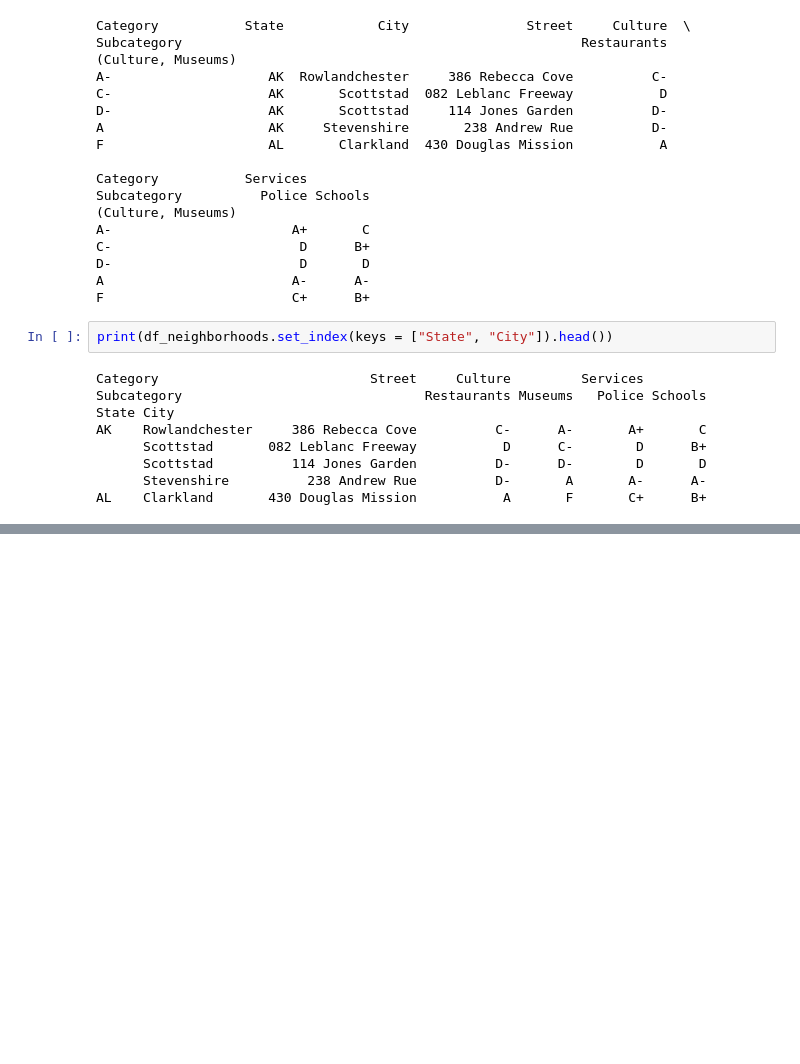
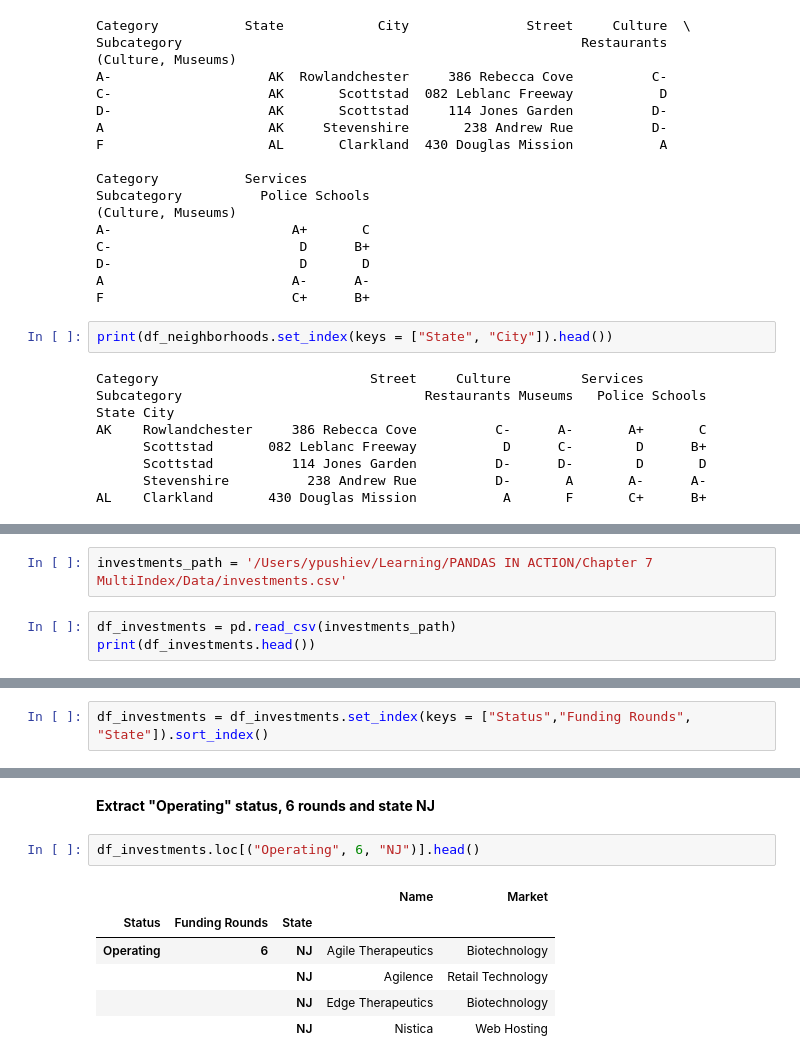
Before and after one commit to Kobzarko/PANDAS-IN-ACTION, a Jupyter notebook: Chapter 7 MultiIndex/chapter_7_multiindex.ipynb, the cells around one changed output, grey strips where cells are left out. Saved outputs shown, nothing was run; the diff lists cells and outputs as text; blank space fills up the shorter version.

Commit message:
Add chapter 7 Task

```diff
--- a/Chapter 7 MultiIndex/chapter_7_multiindex.ipynb
+++ b/Chapter 7 MultiIndex/chapter_7_multiindex.ipynb
@@ -831,0 +832,5 @@ AL    Clarkland       430 Douglas Mission           A       F       C+      B+
+# %%
+investments_path = '/Users/ypushiev/Learning/PANDAS IN ACTION/Chapter 7 MultiIndex/Data/investments.csv'
+# %%
+df_investments = pd.read_csv(investments_path)
+print(df_investments.head())
@@ -831,0 +855,2 @@ AL    Clarkland       430 Douglas Mission           A       F       C+      B+
+# %%
+df_investments = df_investments.set_index(keys = ["Status","Funding Rounds", "State"]).sort_index()
@@ -831,0 +888,11 @@ AL    Clarkland       430 Douglas Mission           A       F       C+      B+
+# %% [markdown]
+**Extract "Operating" status, 6 rounds and state NJ**
+# %%
+df_investments.loc[("Operating", 6, "NJ")].head()
+# %% [output]
+|  |  |  | Name | Market |
+| Status | Funding Rounds | State |  |  |
+| Operating | 6 | NJ | Agile Therapeutics | Biotechnology |
+|  |  | NJ | Agilence | Retail Technology |
+|  |  | NJ | Edge Therapeutics | Biotechnology |
+|  |  | NJ | Nistica | Web Hosting |
```
Also changed, not shown: parts of 16 cells of this notebook.
